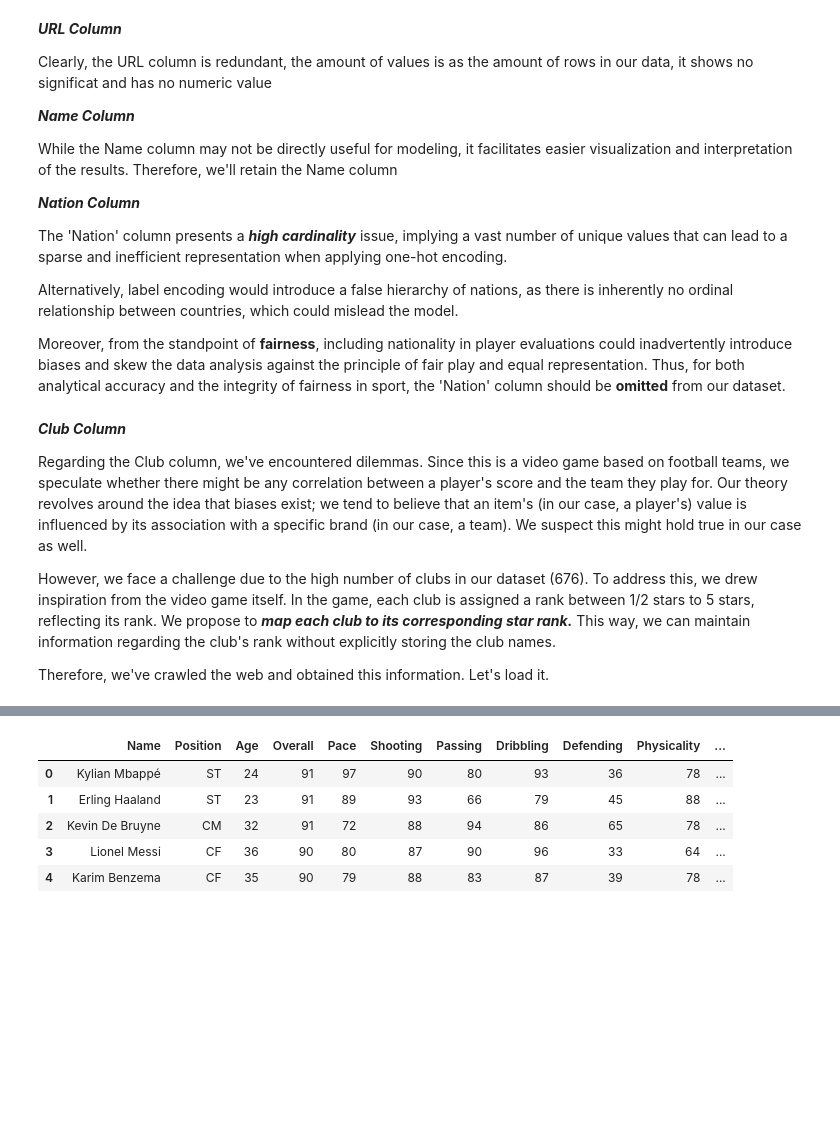
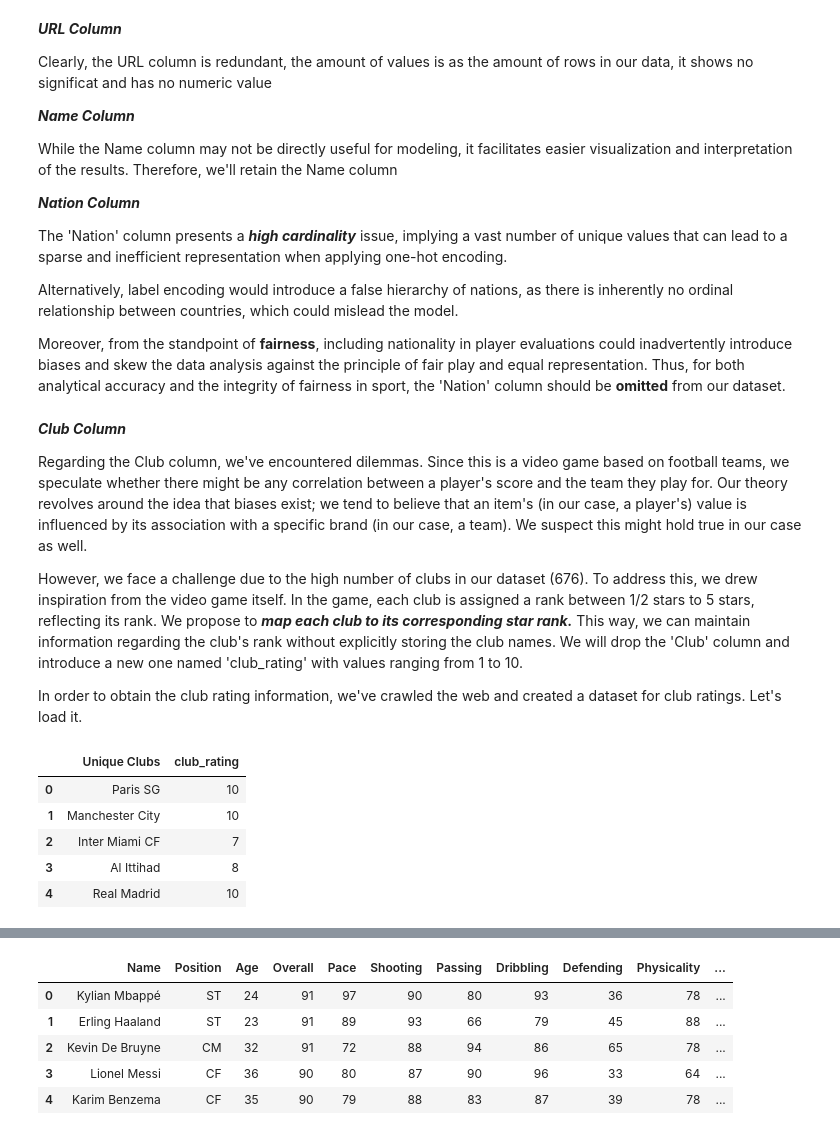
Before and after one commit to Yuval938/FC24-TDS-FINAL-PROJECT, a Jupyter notebook: fc24_notebook.ipynb, the cells around one changed output, grey strips where cells are left out. Drawn from its saved outputs; the diff is of its cells as text; code cells hidden in the pictures; blank space fills up the shorter version.

```diff
--- a/fc24_notebook.ipynb
+++ b/fc24_notebook.ipynb
@@ -245,7 +257,16 @@ df.drop(['URL','Nation'], axis=1, inplace=True)
 Regarding the Club column, we've encountered dilemmas. Since this is a video game based on football teams, we speculate whether there might be any correlation between a player's score and the team they play for. Our theory revolves around the idea that biases exist; we tend to believe that an item's (in our case, a player's) value is influenced by its association with a specific brand (in our case, a team). We suspect this might hold true in our case as well.
 
 However, we face a challenge due to the high number of clubs in our dataset (676). To address this, we drew inspiration from the video game itself. In the game, each club is assigned a rank between 1/2 stars to 5 stars, reflecting its rank. We propose to ***map each club to its corresponding star rank.*** This way, we can maintain information regarding the club's rank without explicitly storing the club names.
+We will drop the 'Club' column and introduce a new one named 'club_rating' with values ranging from 1 to 10.
 
-Therefore, we've crawled the web and obtained this information. Let's load it.
+In order to obtain the club rating information, we've crawled the web and created a dataset for club ratings. Let's load it.
 # %%
 unique_clubs_df = pd.read_csv('club_rating.csv')
+unique_clubs_df.head()
+# %% [output]
+|  | Unique Clubs | club_rating |
+| 0 | Paris SG | 10 |
+| 1 | Manchester City | 10 |
+| 2 | Inter Miami CF | 7 |
+| 3 | Al Ittihad | 8 |
+| 4 | Real Madrid | 10 |
```
Also changed, not shown: parts of 73 cells of this notebook.
